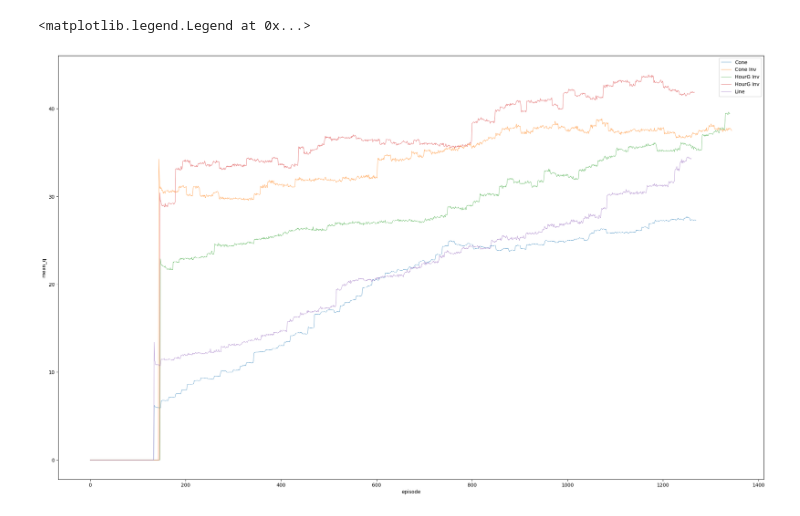
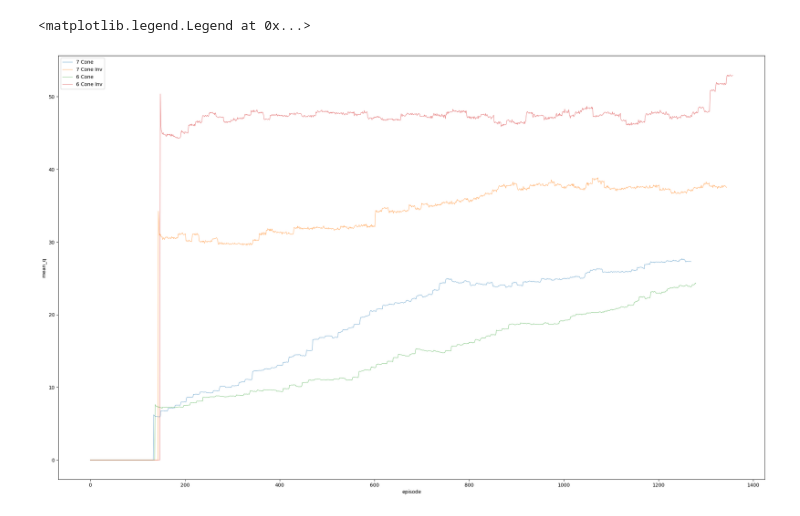
Before and after one commit to mosal2000/EE-Atari-RL, a Jupyter notebook: Code/dataVis.ipynb, the cells around one changed output. Saved outputs shown, nothing was run; the diff lists cells and outputs as text; code cells hidden in the pictures.

```diff
--- a/Code/dataVis.ipynb
+++ b/Code/dataVis.ipynb
@@ -2,48 +2,76 @@
 import pandas as pd
 import matplotlib.pyplot as plt
 # %%
-path = r"7 Layers\\"
-df1 = pd.read_csv(path+r"Cone\\7L_Cone.csv")
-df2 = pd.read_csv(path+r"ConeInv\\7L_ConeInv.csv")
-df3 = pd.read_csv(path+r"HourG\\7L_HourG.csv")
-df4 = pd.read_csv(path+r"HourGInv\\7L_HourGInv.csv")
-df5 = pd.read_csv(path+r"Line\\7L_Line.csv")
+path7 = r"7 Layers\\"
+df17 = pd.read_csv(path7+r"Cone\\7L_Cone.csv")
+df27 = pd.read_csv(path7+r"ConeInv\\7L_ConeInv.csv")
+df37 = pd.read_csv(path7+r"HourG\\7L_HourG.csv")
+df47 = pd.read_csv(path7+r"HourGInv\\7L_HourGInv.csv")
+df57 = pd.read_csv(path7+r"Line\\7L_Line.csv")
+
+path6 = r"6 Layers\\"
+df16 = pd.read_csv(path6+r"Cone\\6L_Cone.csv")
+df26 = pd.read_csv(path6+r"ConeInv\\6L_ConeInv.csv")
+df36 = pd.read_csv(path6+r"HourG\\6L_HourG.csv")
+# df46 = pd.read_csv(path6+r"HourGInv\\76_HourGInv.csv")
+# df56 = pd.read_csv(path6+r"Line\\6L_Line.csv")
 # %%
 cols = ["loss", "mae", "mean_q", "mean_eps", "episode_reward", "nb_episode_steps", "nb_steps", "episode", "duration"]
 
 tCol = 'mean_q'
 tX = 'episode'
 
-x1 = df1[tX]
-y1 = df1[tCol]
+# 7 layers
+x17 = df17[tX]
+y17 = df17[tCol]
 
-x2 = df2[tX]
-y2 = df2[tCol]
+x27 = df27[tX]
+y27 = df27[tCol]
 
-x3 = df3[tX]
-y3 = df3[tCol]
+x37 = df37[tX]
+y37 = df37[tCol]
 
-x4 = df4[tX]
-y4 = df4[tCol]
+x47 = df47[tX]
+y47 = df47[tCol]
 
-x5 = df5[tX]
-y5 = df5[tCol]
+x57 = df57[tX]
+y57 = df57[tCol]
+
+#6 layers
+x16 = df16[tX]
+y16 = df16[tCol]
+
+x26 = df26[tX]
+y26 = df26[tCol]
+
+x36 = df36[tX]
+y36 = df36[tCol]
+
+# x46 = df46[tX]
+# y46 = df46[tCol]
+
+# x56 = df56[tX]
+# y56 = df56[tCol]
 
 alpha = 0.7
 lw = 0.7
 
 fig = plt.figure(figsize=(20,12))
 ax = fig.add_axes([0,0,1,1])
 
-ax.plot(x1,y1, alpha=alpha, label = "Cone", lw=lw)
-ax.plot(x2,y2, alpha=alpha, label = "Cone Inv", lw=lw)
-ax.plot(x3,y3, alpha=alpha, label = "HourG Inv", lw=lw)
-ax.plot(x4,y4, alpha=alpha, label = "HourG Inv", lw=lw)
-ax.plot(x5,y5, alpha=alpha, label = "Line", lw=lw)
+ax.plot(x17,y17, alpha=alpha, label = "7 Cone", lw=lw)
+ax.plot(x27,y27, alpha=alpha, label = "7 Cone Inv", lw=lw)
+# ax.plot(x37,y37, alpha=alpha, label = "7 HourG", lw=lw)
+# ax.plot(x47,y47, alpha=alpha, label = "7 HourG Inv", lw=lw)
+# ax.plot(x57,y57, alpha=alpha, label = "7 Line", lw=lw)
+
+ax.plot(x16,y16, alpha=alpha, label = "6 Cone", lw=lw)
+ax.plot(x26,y26, alpha=alpha, label = "6 Cone Inv", lw=lw)
+# ax.plot(x36,y36, alpha=alpha, label = "6 HourG", lw=lw)
 
 ax.set_xlabel(tX)
 ax.set_ylabel(tCol)
 ax.legend(loc=0)
 # %% [output]
 <matplotlib.legend.Legend at 0x...>
-[figure, old version]
+[figure, new version]
```
